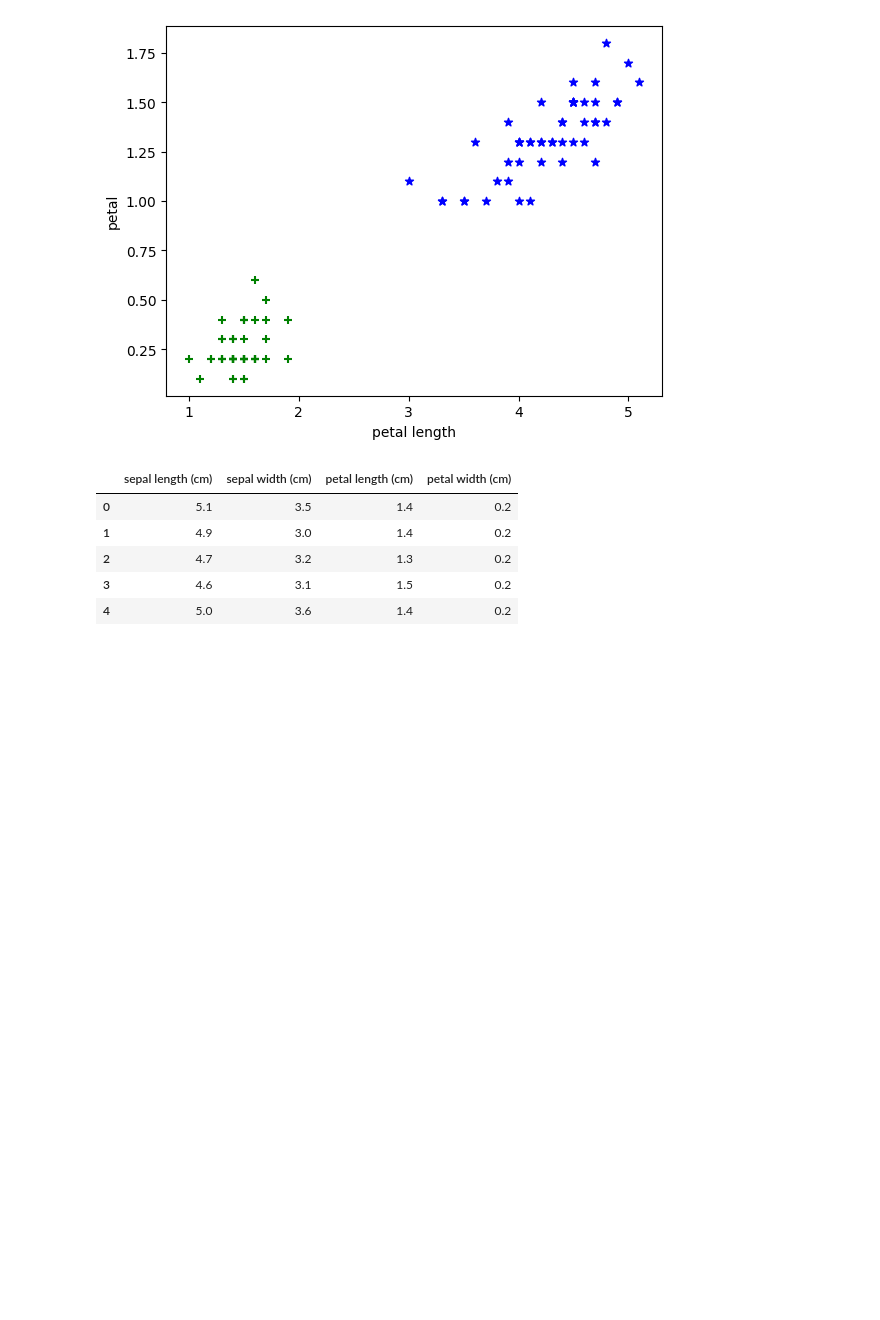
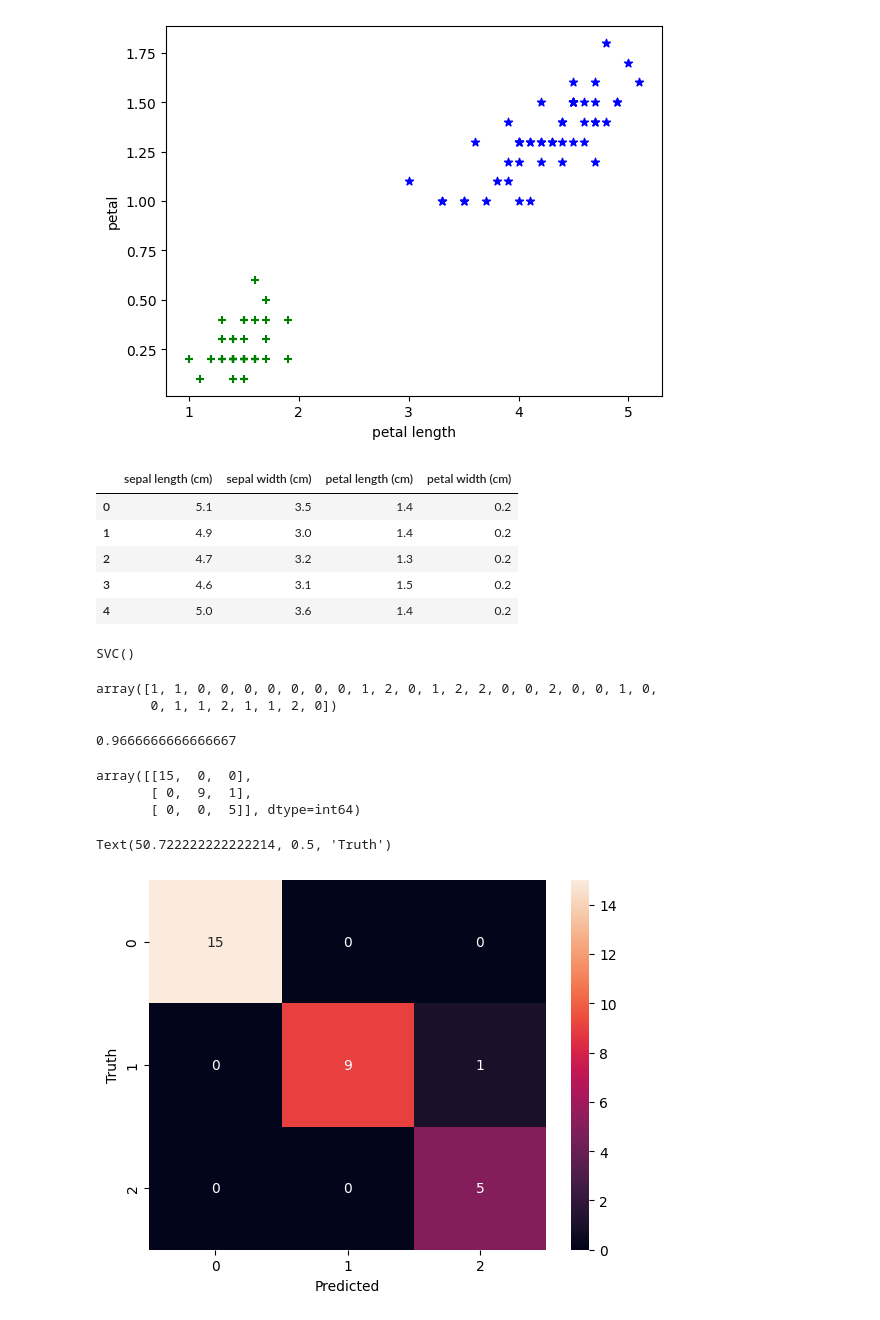
Before and after one commit to AnshulBadoni/MachineLearning, a Jupyter notebook: support_vector_machine/svm.ipynb, the cells around one changed output. Cells and saved outputs as stored; diff of their text form; code cells hidden in the pictures; blank space fills up the shorter version.

```diff
--- a/support_vector_machine/svm.ipynb
+++ b/support_vector_machine/svm.ipynb
@@ -108,4 +108,38 @@ x.head()
 # %%
 x_train,x_test,y_train,y_test = train_test_split(x,y,train_size=0.8)
 # %%
-model =
+model = SVC()
+# %%
+model.fit(x_train,y_train)
+# %% [output]
+SVC()
+# %%
+model.predict(x_test)
+# %% [output]
+array([1, 1, 0, 0, 0, 0, 0, 0, 0, 1, 2, 0, 1, 2, 2, 0, 0, 2, 0, 0, 1, 0,
+       0, 1, 1, 2, 1, 1, 2, 0])
+# %%
+model.score(x_test,y_test)
+# %% [output]
+0.9666666666666667
+# %%
+y_predict = model.predict(x_test)
+from sklearn.metrics import confusion_matrix
+
+cm = confusion_matrix(y_test, y_predict)
+cm
+# %% [output]
+array([[15,  0,  0],
+       [ 0,  9,  1],
+       [ 0,  0,  5]], dtype=int64)
+# %%
+import seaborn as sns
+import matplotlib.pyplot as plt
+%matplotlib inline
+plt.figure()
+sns.heatmap(cm, annot=True)
+plt.xlabel('Predicted')
+plt.ylabel('Truth')
+# %% [output]
+Text(50.722222222222214, 0.5, 'Truth')
+[figure, added]
```
Also changed, not shown: 13 other files.
